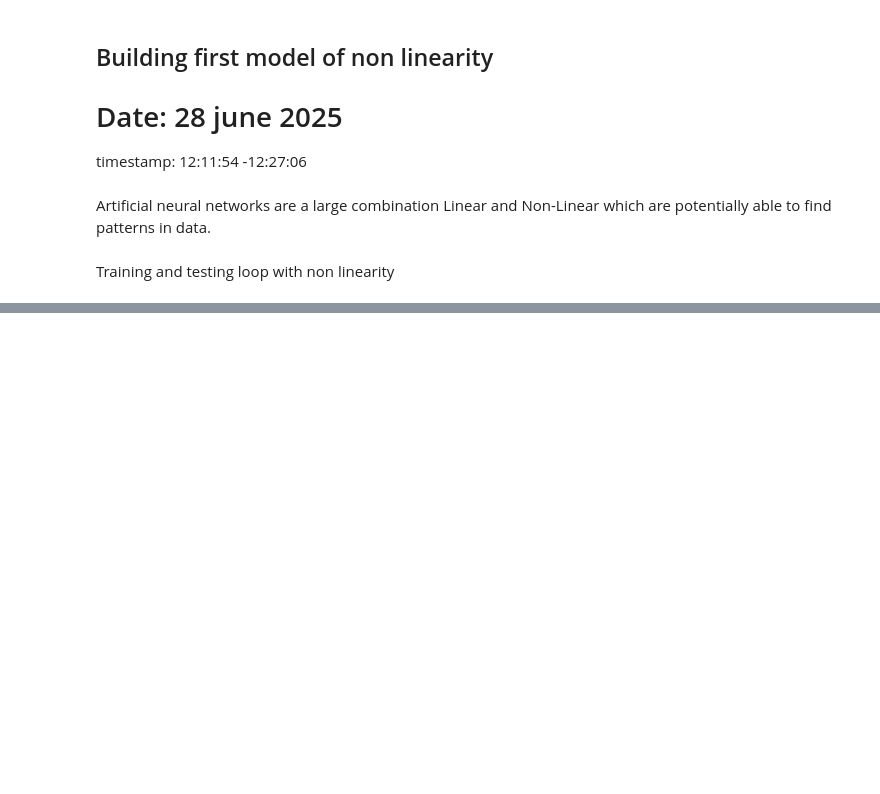
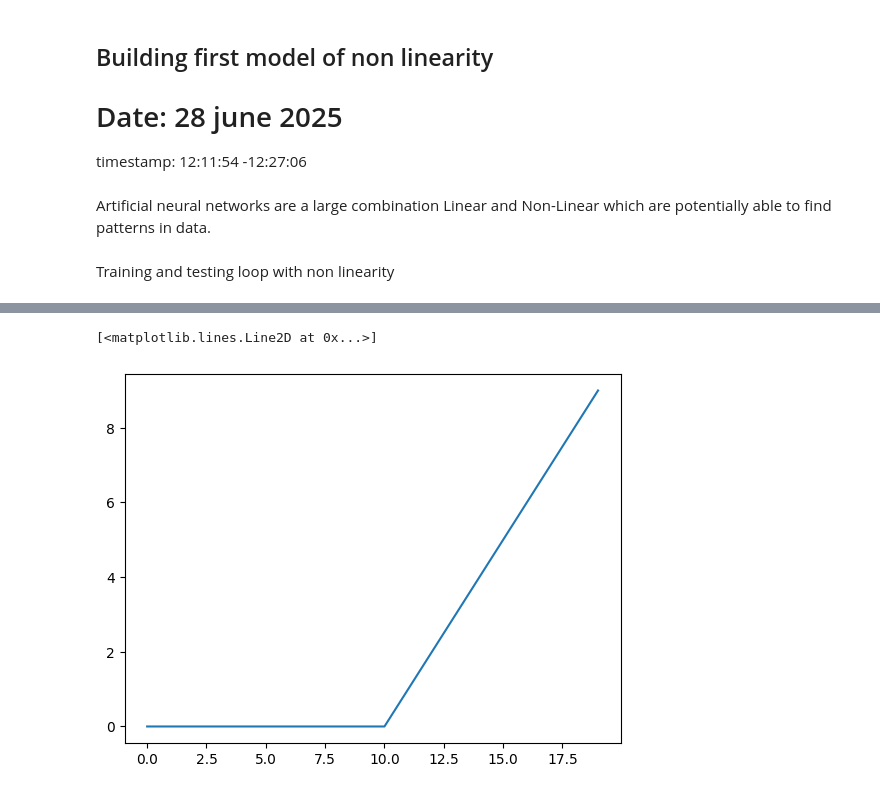
Before and after one commit to AkhilKanswal/LearningPyTorch, a Jupyter notebook: NeuralNetworkClassififcationsProblems.ipynb, the cells around one changed output, grey strips where cells are left out. Drawn from its saved outputs; the diff is of its cells as text; code cells hidden in the pictures; blank space fills up the shorter version.

```diff
--- a/NeuralNetworkClassififcationsProblems.ipynb
+++ b/NeuralNetworkClassififcationsProblems.ipynb
@@ -738,0 +764,6 @@ plot_decision_boundary(model_3,X_test,y_test)
+# %%
+#ploting custom relu activation function
+plt.plot(relu(A))
+# %% [output]
+[<matplotlib.lines.Line2D at 0x...>]
+[figure, added]
```
Also changed, not shown: parts of 21 cells of this notebook.
